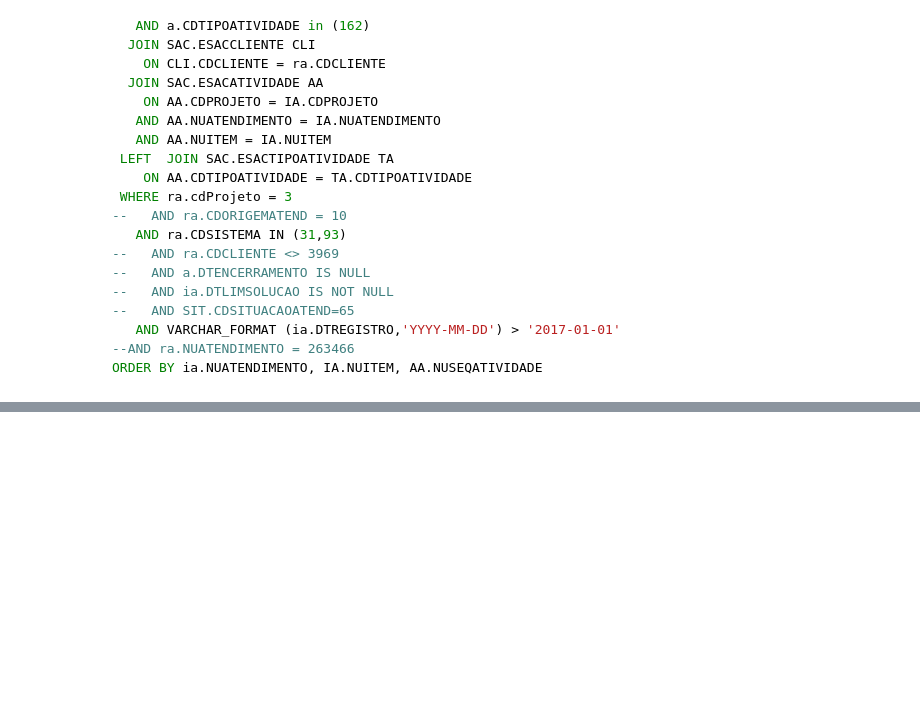
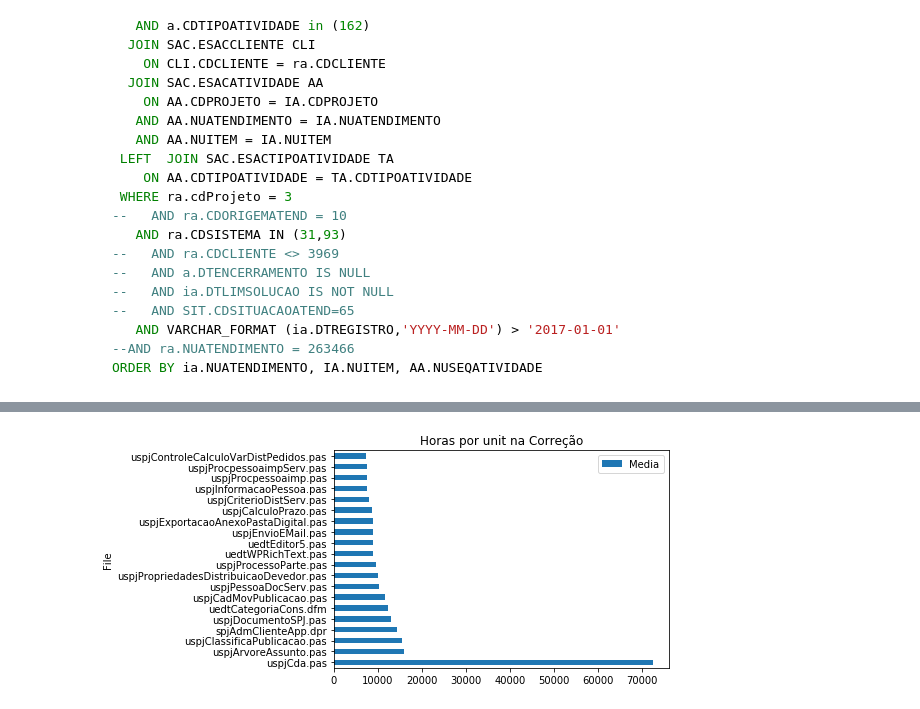
Before and after one commit to wilianselzlein/Metricas, a Jupyter notebook: Changesets.ipynb, the cells around one changed output, grey strips where cells are left out. Cells and saved outputs as stored; diff of their text form; code cells hidden in the pictures; blank space fills up the shorter version.

```diff
--- a/Changesets.ipynb
+++ b/Changesets.ipynb
@@ -439,0 +455,6 @@ dfSalts.groupby(['CDTIPOATIVIDADE', 'DETIPOATIVIDADE'])['Salt'].count().to_frame
+# %%
+HorasFile[:20].set_index('File').plot(kind='barh')
+plt.title("Horas por unit na Correção")
+plt.show()
+# %% [output]
+[figure, added]
```
Also changed, not shown: parts of 13 cells of this notebook.
